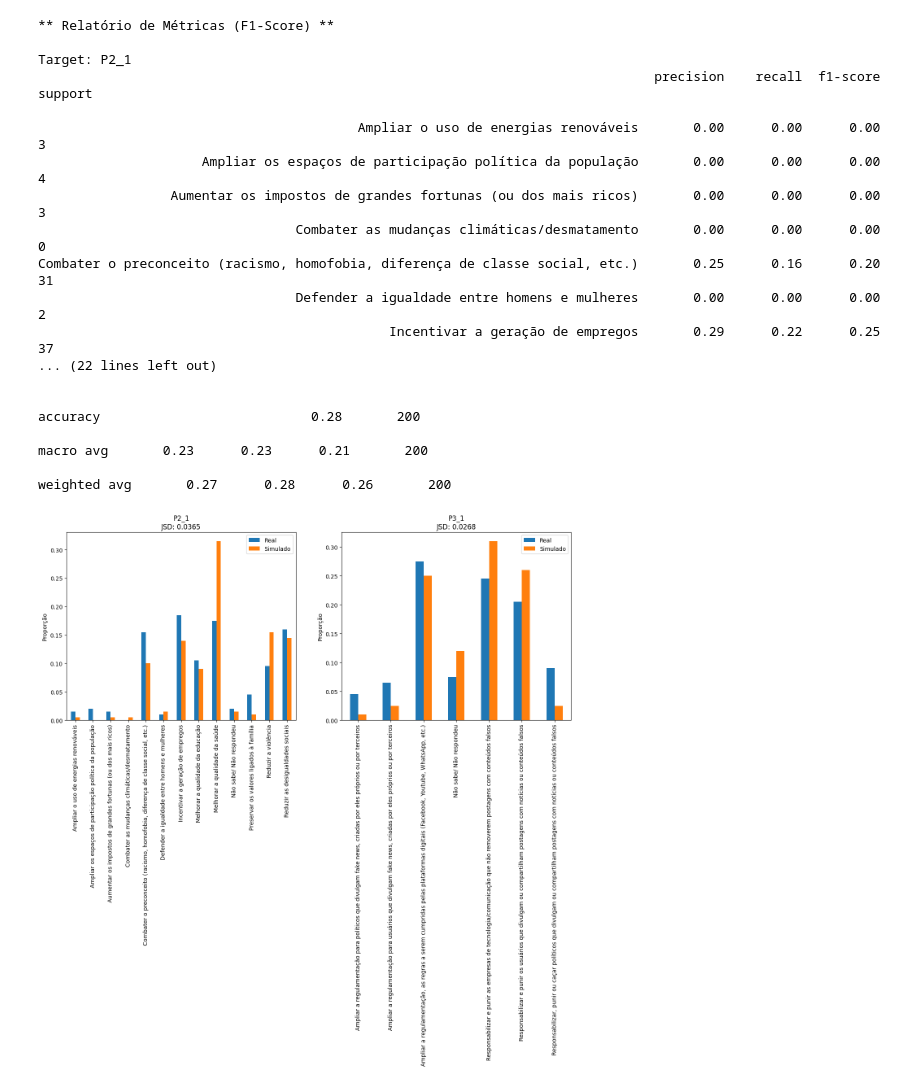
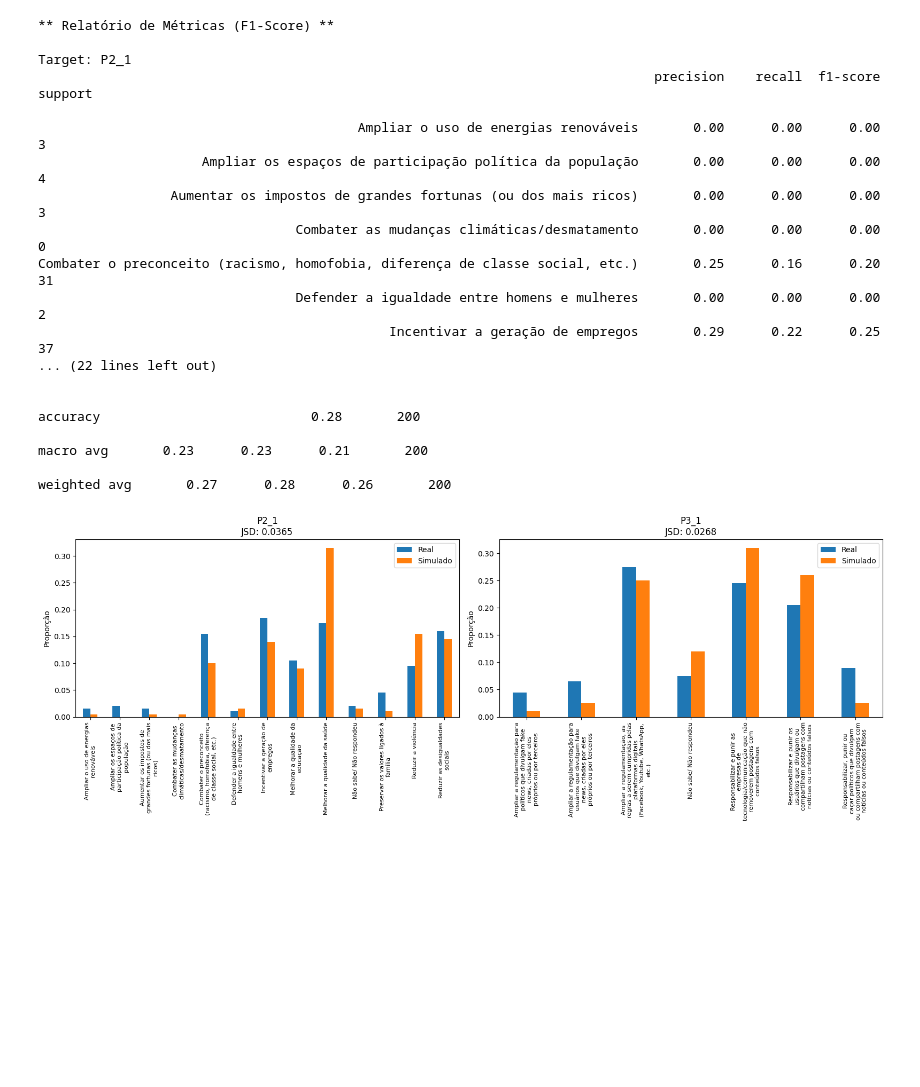
Before and after one commit to olucasaguiar/projeto-simulacao-opiniao-publica, a Jupyter notebook: ml_simulation/simulacao_opiniao_publica_v2.ipynb, the cells around one changed output. Saved outputs shown, nothing was run; the diff lists cells and outputs as text; code cells hidden in the pictures; blank space fills up the shorter version.

Commit message:
feat: ajuste de labels na exibição do gráfico JSD

```diff
--- a/ml_simulation/simulacao_opiniao_publica_v2.ipynb
+++ b/ml_simulation/simulacao_opiniao_publica_v2.ipynb
@@ -265,6 +265,9 @@ Melhores parâmetros: {'base_estimator__ccp_alpha': 1e-05, 'base_estimator__max_
 Melhor F1-Score (CV): 0.1994
 Classificação do conjunto de testes finalizado com sucesso.
 # %%
+import textwrap
+
+# Relatório de Métricas (F1-Score)
 print("** Relatório de Métricas (F1-Score) **")
 
 for i, col in enumerate(s_targets):
@@ -314,32 +317,33 @@ for i, col in enumerate(s_targets):
 
     # Cria um DataFrame para facilitar a plotagem comparativa.
     df_dist = pd.DataFrame({"Real": true_dist, "Simulado": pred_dist}).fillna(0)
     # Mapeia os índices numéricos de volta para os nomes das classes para o eixo X.
-    df_dist.index = target_encoders[i].classes_
+    df_dist.index = ["\n".join(textwrap.wrap(label, 30)) for label in target_encoders[i].classes_]
 
     # Plota o gráfico de barras comparando as distribuições real e simulada.
     df_dist.plot(kind="bar", ax=axes[i], title=f"{col}\nJSD: {jsd_val:.4f}")
     axes[i].set_ylabel("Proporção")
+    axes[i].set_xticklabels(df_dist.index, ha="center", fontsize=8)
 
 # Ajusta automaticamente os parâmetros do subplot e exibe os gráficos
 plt.tight_layout()
 plt.show()
 # %% [output]
 ** Relatório de Métricas (F1-Score) **
 
 Target: P2_1
                                                                                precision    recall  f1-score   support
 
                                          Ampliar o uso de energias renováveis       0.00      0.00      0.00         3
                      Ampliar os espaços de participação política da população       0.00      0.00      0.00         4
                  Aumentar os impostos de grandes fortunas (ou dos mais ricos)       0.00      0.00      0.00         3
                                  Combater as mudanças climáticas/desmatamento       0.00      0.00      0.00         0
 Combater o preconceito (racismo, homofobia, diferença de classe social, etc.)       0.25      0.16      0.20        31
                                  Defender a igualdade entre homens e mulheres       0.00      0.00      0.00         2
                                              Incentivar a geração de empregos       0.29      0.22      0.25        37
 ... (22 lines left out)
 
                                                                                                             accuracy                           0.28       200
                                                                                                            macro avg       0.23      0.23      0.21       200
                                                                                                         weighted avg       0.27      0.28      0.26       200
-[figure, old version]
+[figure, new version]
```
Also changed, not shown: parts of 1 cell of this notebook.
